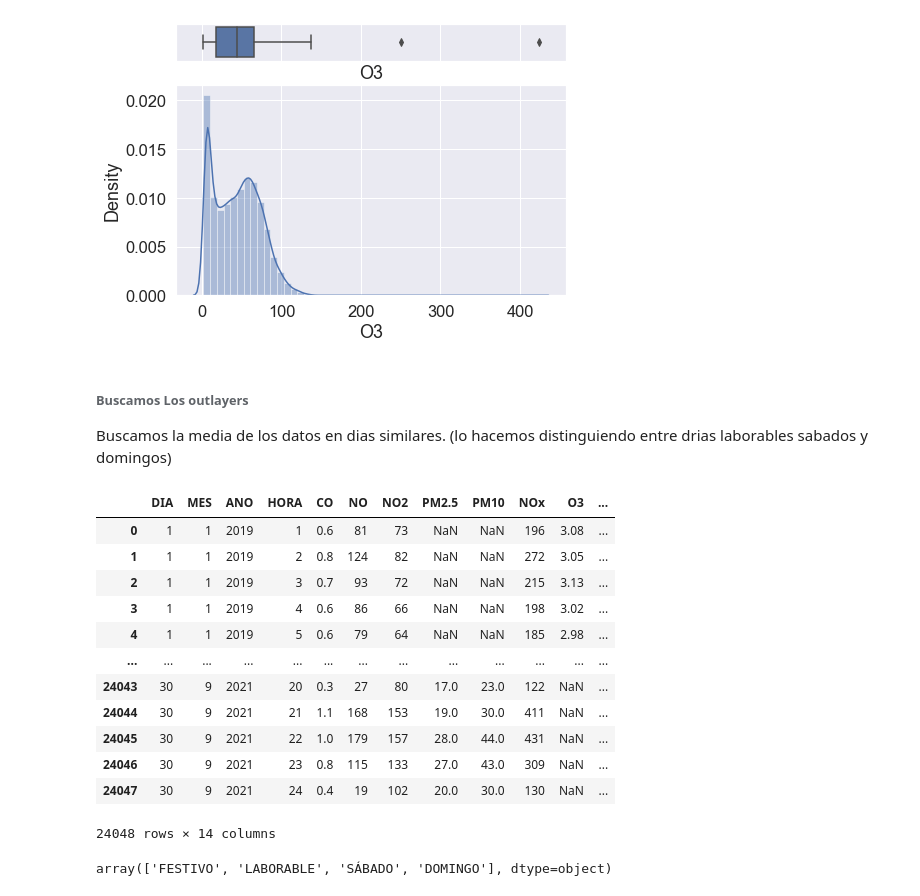
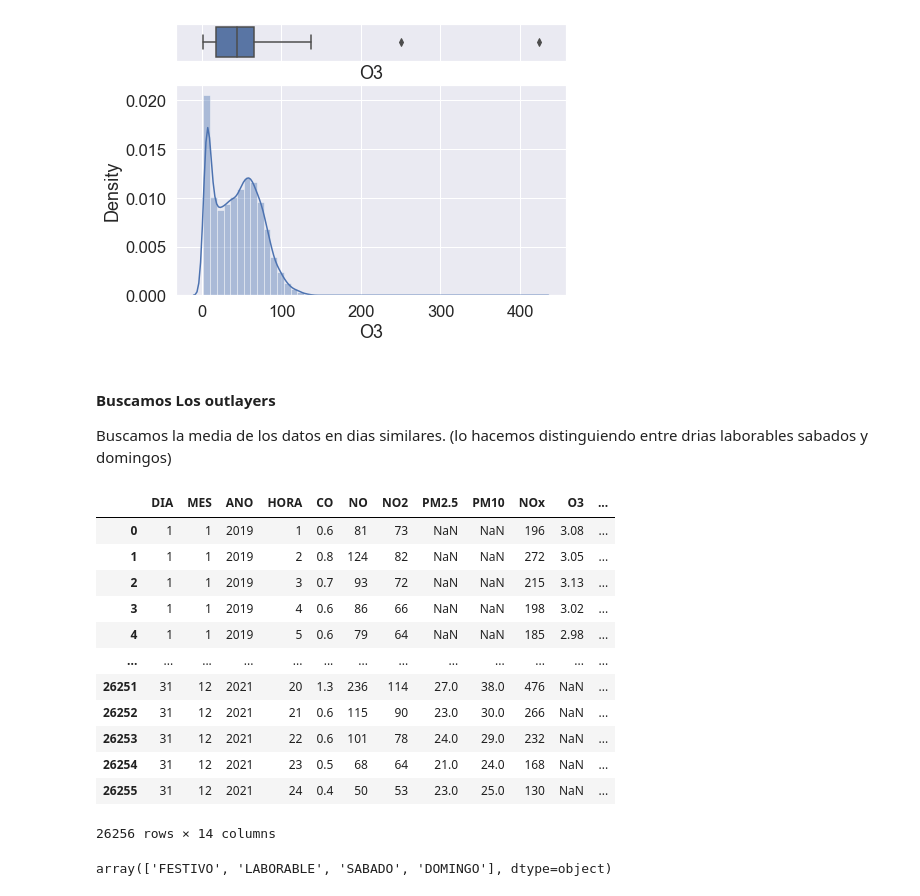
Before and after one commit to albercol/TFG, a Jupyter notebook: Fase2/Fase 2.2 (outliers)/OutliersContaminacion.ipynb, the cells around one changed output. Drawn from its saved outputs; the diff is of its cells as text; code cells hidden in the pictures.

```diff
--- a/Fase2/Fase 2.2 (outliers)/OutliersContaminacion.ipynb
+++ b/Fase2/Fase 2.2 (outliers)/OutliersContaminacion.ipynb
@@ -152,49 +152,55 @@ NOx
 O3
 [figure]
 # %% [markdown]
-###### Buscamos Los outlayers
+#### Buscamos Los outlayers
 Buscamos la media de los datos en dias similares. (lo hacemos distinguiendo entre drias laborables sabados y domingos)
 # %%
 festivos = pd.read_csv("https://raw.githubusercontent.com/albercol/TFG/main/Fase%201.3/Festividades/FESTIVOS.csv",sep=";")
 festivos.columns = ["FECHA","DIA","TIPO","FESTIVIDAD","NOM_FESTIVIDAD"]
 
 # los huecos en tipo parecen ser todos días laborables
 festivos["TIPO"].fillna("laborable", inplace=True)
+
 #eliminabos los nulos de FECHA y DIA.
 festivos.dropna(subset=["FECHA","DIA"],inplace=True)
 
 #Convertimos FECHA a dateTime
 festivos["FECHA"] = pd.to_datetime(festivos['FECHA'])
 
 #Transformamos la columna tipo en mayúsculas.
 festivos["TIPO"] = festivos["TIPO"].str.upper()
 
+#Como a partir de una fecha deja de contar sabados y domingos cogemos el valor que este en el día y se sustituye en la columna tipo.
+festivos.loc[(festivos.DIA == 'sábado') & (festivos.TIPO != 'FESTIVO'),"TIPO"]='SABADO'
+festivos.loc[(festivos.DIA == 'domingo') & (festivos.TIPO != 'FESTIVO'),"TIPO"]='DOMINGO'
+
 #Filtramos el dataframe quedandonos solo con las columnas FECHA y TIPO
 festivoscols = festivos[["FECHA","TIPO"]]
+festivoscols
 
 # añadir la información de un dataframe al otro
 # left join
 df = df.merge(festivoscols, on='FECHA', how = 'left')
 df
 # %% [output]
 |  | DIA | MES | ANO | HORA | CO | NO | NO2 | PM2.5 | PM10 | NOx | O3 | ... |
 | 0 | 1 | 1 | 2019 | 1 | 0.6 | 81 | 73 | NaN | NaN | 196 | 3.08 | ... |
 | 1 | 1 | 1 | 2019 | 2 | 0.8 | 124 | 82 | NaN | NaN | 272 | 3.05 | ... |
 | 2 | 1 | 1 | 2019 | 3 | 0.7 | 93 | 72 | NaN | NaN | 215 | 3.13 | ... |
 | 3 | 1 | 1 | 2019 | 4 | 0.6 | 86 | 66 | NaN | NaN | 198 | 3.02 | ... |
 | 4 | 1 | 1 | 2019 | 5 | 0.6 | 79 | 64 | NaN | NaN | 185 | 2.98 | ... |
 | ... | ... | ... | ... | ... | ... | ... | ... | ... | ... | ... | ... | ... |
-| 24043 | 30 | 9 | 2021 | 20 | 0.3 | 27 | 80 | 17.0 | 23.0 | 122 | NaN | ... |
-| 24044 | 30 | 9 | 2021 | 21 | 1.1 | 168 | 153 | 19.0 | 30.0 | 411 | NaN | ... |
-| 24045 | 30 | 9 | 2021 | 22 | 1.0 | 179 | 157 | 28.0 | 44.0 | 431 | NaN | ... |
-| 24046 | 30 | 9 | 2021 | 23 | 0.8 | 115 | 133 | 27.0 | 43.0 | 309 | NaN | ... |
-| 24047 | 30 | 9 | 2021 | 24 | 0.4 | 19 | 102 | 20.0 | 30.0 | 130 | NaN | ... |
+| 26251 | 31 | 12 | 2021 | 20 | 1.3 | 236 | 114 | 27.0 | 38.0 | 476 | NaN | ... |
+| 26252 | 31 | 12 | 2021 | 21 | 0.6 | 115 | 90 | 23.0 | 30.0 | 266 | NaN | ... |
+| 26253 | 31 | 12 | 2021 | 22 | 0.6 | 101 | 78 | 24.0 | 29.0 | 232 | NaN | ... |
+| 26254 | 31 | 12 | 2021 | 23 | 0.5 | 68 | 64 | 21.0 | 24.0 | 168 | NaN | ... |
+| 26255 | 31 | 12 | 2021 | 24 | 0.4 | 50 | 53 | 23.0 | 25.0 | 130 | NaN | ... |
-24048 rows × 14 columns
+26256 rows × 14 columns
 # %%
 #Obtenemos los tipos de día que tenemos en el datafreme
 df.TIPO.unique()
 # %% [output]
-array(['FESTIVO', 'LABORABLE', 'SÁBADO', 'DOMINGO'], dtype=object)
+array(['FESTIVO', 'LABORABLE', 'SABADO', 'DOMINGO'], dtype=object)
 # %%
 from scipy import stats
 # calculamos los máximos por día
```
Also changed, not shown: parts of 8 cells of this notebook, 4 other files.
